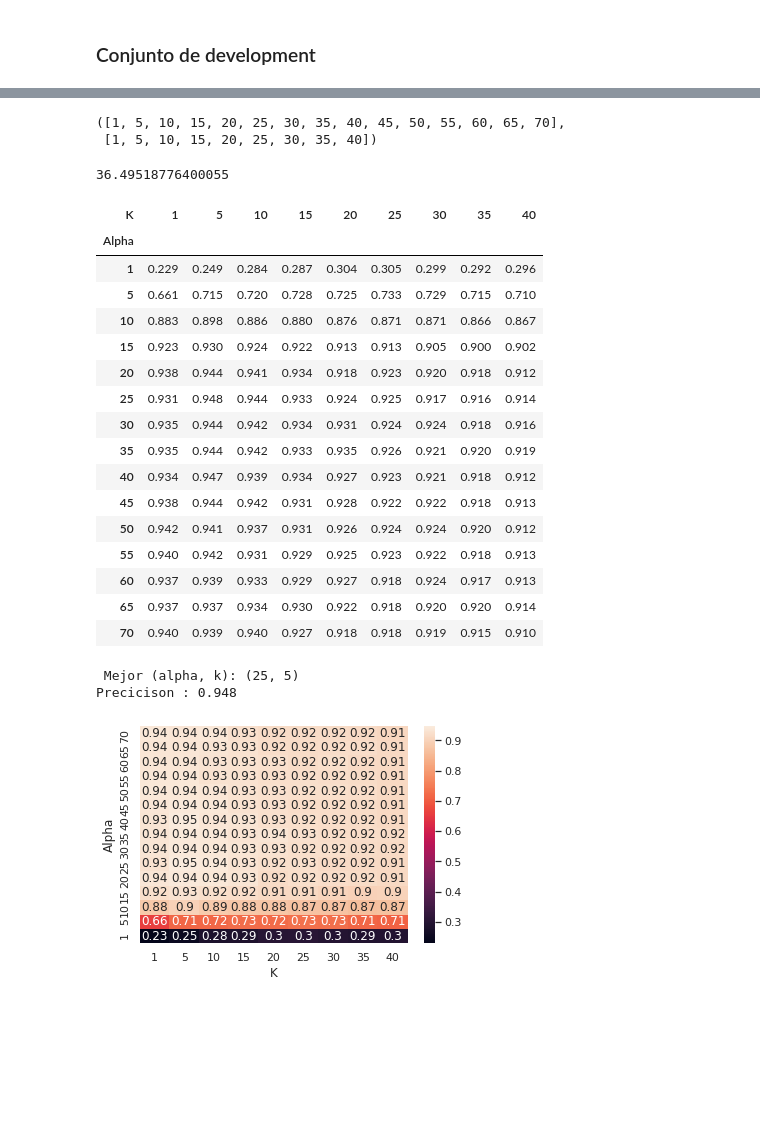
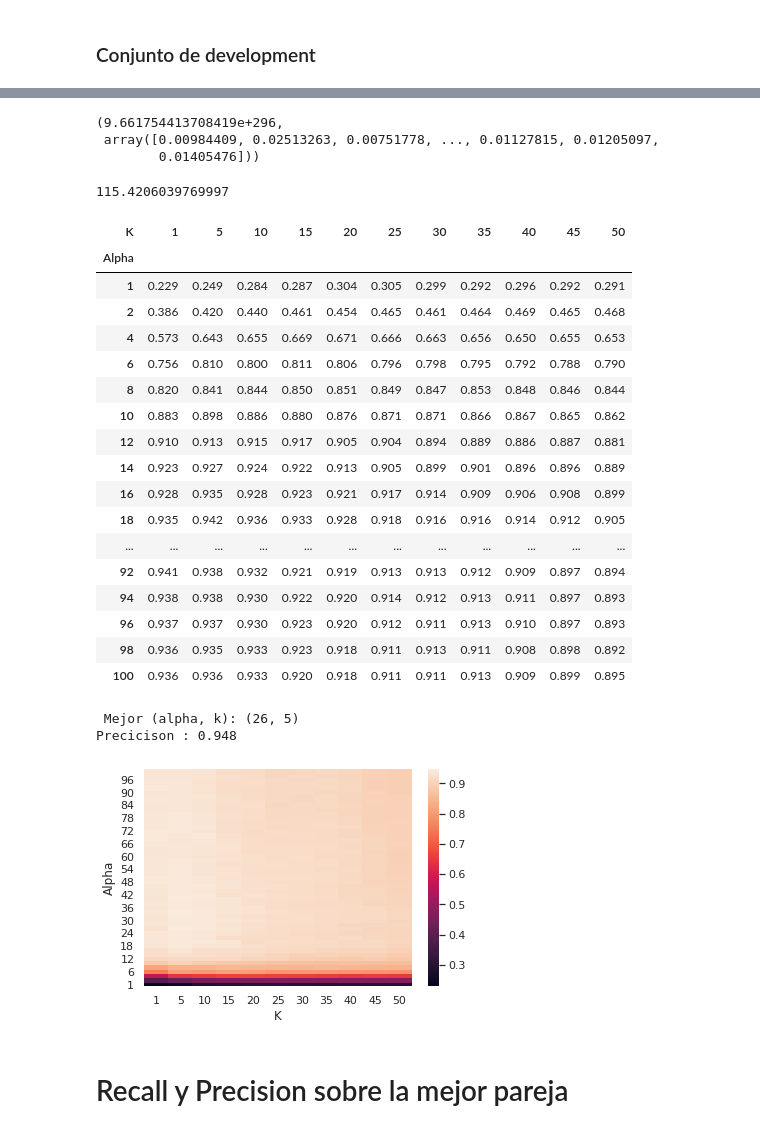
Before and after one commit to fzanollo/metodos-num, a Jupyter notebook: tp2/notebooks/preliminares.ipynb, the cells around one changed output, grey strips where cells are left out. Drawn from its saved outputs; the diff is of its cells as text; code cells hidden in the pictures; blank space fills up the shorter version.

```diff
--- a/tp2/notebooks/preliminares.ipynb
+++ b/tp2/notebooks/preliminares.ipynb
@@ -48,3 +48,5 @@ Python 3.8.2
 %autoreload 2
 
 df_train = pd.read_csv("../data/train.csv")
+df_train = df_train#[:5000]
+df_train.info()
@@ -74,2 +62,0 @@ Ya que el dataset es grande, me quedo con una porción de éste
-# %%
-df_train = df_train[:5000]
@@ -147,3 +146,10 @@ def numpy_to_csv(x,val,alpha,nset):
     df_x.to_csv(f"transformaciones/{nset}_{alpha}_train.csv",index=False)
     df_val = pd.DataFrame(data=val)
     df_val.to_csv(f"transformaciones/{nset}_{alpha}_val.csv",index=False)
+# %%
+pot = metnum.power_iteration
+pot(X_train)
+# %% [output]
+(9.661754413708419e+296,
+ array([0.00984409, 0.02513263, 0.00751778, ..., 0.01127815, 0.01205097,
+        0.01405476]))
@@ -150,12 +159,9 @@ def numpy_to_csv(x,val,alpha,nset):
 # %%
-alpha_max = 70
-k_max = 40
-salto_alpha = 5
+alpha_max = 100
+k_max = 50
+salto_alpha = 2
 salto_k = 5
 
 alphas = [1] + [i*salto_alpha for i in range(1, int(alpha_max/salto_alpha) + 1)]
 Ks = [1] + [i*salto_k for i in range(1,int(k_max/salto_k) + 1)]
-alphas , Ks
+#alphas , Ks
-# %% [output]
-([1, 5, 10, 15, 20, 25, 30, 35, 40, 45, 50, 55, 60, 65, 70],
- [1, 5, 10, 15, 20, 25, 30, 35, 40])
@@ -162,10 +171,6 @@ alphas , Ks
 # %%
 from timeit import default_timer as timer
 start = timer()
-
-
-X_pca_max, X_val_pca_max = pca(alpha_max,X_train,X_val)
-#numpy_to_csv(X_pca_max,X_val_pca_max,alpha,5000)
 
 col_alphas = []
 col_k = []
@@ -192,43 +197,47 @@ for alpha in alphas :
 end = timer()
 print(end - start)
 # %% [output]
-36.49518776400055
+115.4206039769997
 # %%
 dat = pd.DataFrame({"Alpha":col_alphas,"K":col_k,"Precisión": precisiones})
 dat = dat.pivot("Alpha","K","Precisión")
-#dat.to_csv("nombre.csv",index = True,header = True)
+#dat.to_csv("10000_accuracy.csv",index = True,header = True)
 dat
 # %% [output]
-| K | 1 | 5 | 10 | 15 | 20 | 25 | 30 | 35 | 40 |
-| Alpha |  |  |  |  |  |  |  |  |  |
-| 1 | 0.229 | 0.249 | 0.284 | 0.287 | 0.304 | 0.305 | 0.299 | 0.292 | 0.296 |
-| 5 | 0.661 | 0.715 | 0.720 | 0.728 | 0.725 | 0.733 | 0.729 | 0.715 | 0.710 |
-| 10 | 0.883 | 0.898 | 0.886 | 0.880 | 0.876 | 0.871 | 0.871 | 0.866 | 0.867 |
-| 15 | 0.923 | 0.930 | 0.924 | 0.922 | 0.913 | 0.913 | 0.905 | 0.900 | 0.902 |
-| 20 | 0.938 | 0.944 | 0.941 | 0.934 | 0.918 | 0.923 | 0.920 | 0.918 | 0.912 |
-| 25 | 0.931 | 0.948 | 0.944 | 0.933 | 0.924 | 0.925 | 0.917 | 0.916 | 0.914 |
-| 30 | 0.935 | 0.944 | 0.942 | 0.934 | 0.931 | 0.924 | 0.924 | 0.918 | 0.916 |
-| 35 | 0.935 | 0.944 | 0.942 | 0.933 | 0.935 | 0.926 | 0.921 | 0.920 | 0.919 |
-| 40 | 0.934 | 0.947 | 0.939 | 0.934 | 0.927 | 0.923 | 0.921 | 0.918 | 0.912 |
-| 45 | 0.938 | 0.944 | 0.942 | 0.931 | 0.928 | 0.922 | 0.922 | 0.918 | 0.913 |
-| 50 | 0.942 | 0.941 | 0.937 | 0.931 | 0.926 | 0.924 | 0.924 | 0.920 | 0.912 |
-| 55 | 0.940 | 0.942 | 0.931 | 0.929 | 0.925 | 0.923 | 0.922 | 0.918 | 0.913 |
-| 60 | 0.937 | 0.939 | 0.933 | 0.929 | 0.927 | 0.918 | 0.924 | 0.917 | 0.913 |
-| 65 | 0.937 | 0.937 | 0.934 | 0.930 | 0.922 | 0.918 | 0.920 | 0.920 | 0.914 |
-| 70 | 0.940 | 0.939 | 0.940 | 0.927 | 0.918 | 0.918 | 0.919 | 0.915 | 0.910 |
+| K | 1 | 5 | 10 | 15 | 20 | 25 | 30 | 35 | 40 | 45 | 50 |
+| Alpha |  |  |  |  |  |  |  |  |  |  |  |
+| 1 | 0.229 | 0.249 | 0.284 | 0.287 | 0.304 | 0.305 | 0.299 | 0.292 | 0.296 | 0.292 | 0.291 |
+| 2 | 0.386 | 0.420 | 0.440 | 0.461 | 0.454 | 0.465 | 0.461 | 0.464 | 0.469 | 0.465 | 0.468 |
+| 4 | 0.573 | 0.643 | 0.655 | 0.669 | 0.671 | 0.666 | 0.663 | 0.656 | 0.650 | 0.655 | 0.653 |
+| 6 | 0.756 | 0.810 | 0.800 | 0.811 | 0.806 | 0.796 | 0.798 | 0.795 | 0.792 | 0.788 | 0.790 |
+| 8 | 0.820 | 0.841 | 0.844 | 0.850 | 0.851 | 0.849 | 0.847 | 0.853 | 0.848 | 0.846 | 0.844 |
+| 10 | 0.883 | 0.898 | 0.886 | 0.880 | 0.876 | 0.871 | 0.871 | 0.866 | 0.867 | 0.865 | 0.862 |
+| 12 | 0.910 | 0.913 | 0.915 | 0.917 | 0.905 | 0.904 | 0.894 | 0.889 | 0.886 | 0.887 | 0.881 |
+| 14 | 0.923 | 0.927 | 0.924 | 0.922 | 0.913 | 0.905 | 0.899 | 0.901 | 0.896 | 0.896 | 0.889 |
+| 16 | 0.928 | 0.935 | 0.928 | 0.923 | 0.921 | 0.917 | 0.914 | 0.909 | 0.906 | 0.908 | 0.899 |
+| 18 | 0.935 | 0.942 | 0.936 | 0.933 | 0.928 | 0.918 | 0.916 | 0.916 | 0.914 | 0.912 | 0.905 |
+| ... | ... | ... | ... | ... | ... | ... | ... | ... | ... | ... | ... |
+| 92 | 0.941 | 0.938 | 0.932 | 0.921 | 0.919 | 0.913 | 0.913 | 0.912 | 0.909 | 0.897 | 0.894 |
+| 94 | 0.938 | 0.938 | 0.930 | 0.922 | 0.920 | 0.914 | 0.912 | 0.913 | 0.911 | 0.897 | 0.893 |
+| 96 | 0.937 | 0.937 | 0.930 | 0.923 | 0.920 | 0.912 | 0.911 | 0.913 | 0.910 | 0.897 | 0.893 |
+| 98 | 0.936 | 0.935 | 0.933 | 0.923 | 0.918 | 0.911 | 0.913 | 0.911 | 0.908 | 0.898 | 0.892 |
+| 100 | 0.936 | 0.936 | 0.933 | 0.920 | 0.918 | 0.911 | 0.911 | 0.913 | 0.909 | 0.899 | 0.895 |
 # %%
 indmax = precisiones.index(max(precisiones))
 
+best_alpha = col_alphas[indmax]
+best_k = col_k[indmax]
 print(f" Mejor (alpha, k): ({col_alphas[indmax]}, {col_k[indmax]})")
 print(f"Precicison : {precisiones[indmax]}" )
 # %% [output]
- Mejor (alpha, k): (25, 5)
+ Mejor (alpha, k): (26, 5)
 Precicison : 0.948
 # %%
 import seaborn as sns; sns.set()
 
-
-hmap = sns.heatmap(dat,annot = True)#,cmap = "YlGnBu") # colores de mapa claros
+hmap = sns.heatmap(dat)#,annot = True)#,cmap = "YlGnBu") # colores de mapa claros
 hmap.invert_yaxis()
+#plt.title("8000 de train y 2000 de validacion (primeros)")
+#plt.savefig("10000_hmap.png")
 # %% [output]
-[figure, old version]
+[figure, new version]
@@ -244,0 +244,2 @@ def train(k,alpha,X,y,X_val,y_val):
+# %% [markdown]
+# Recall y Precision sobre la mejor pareja
```
Also changed, not shown: parts of 26 cells of this notebook.
